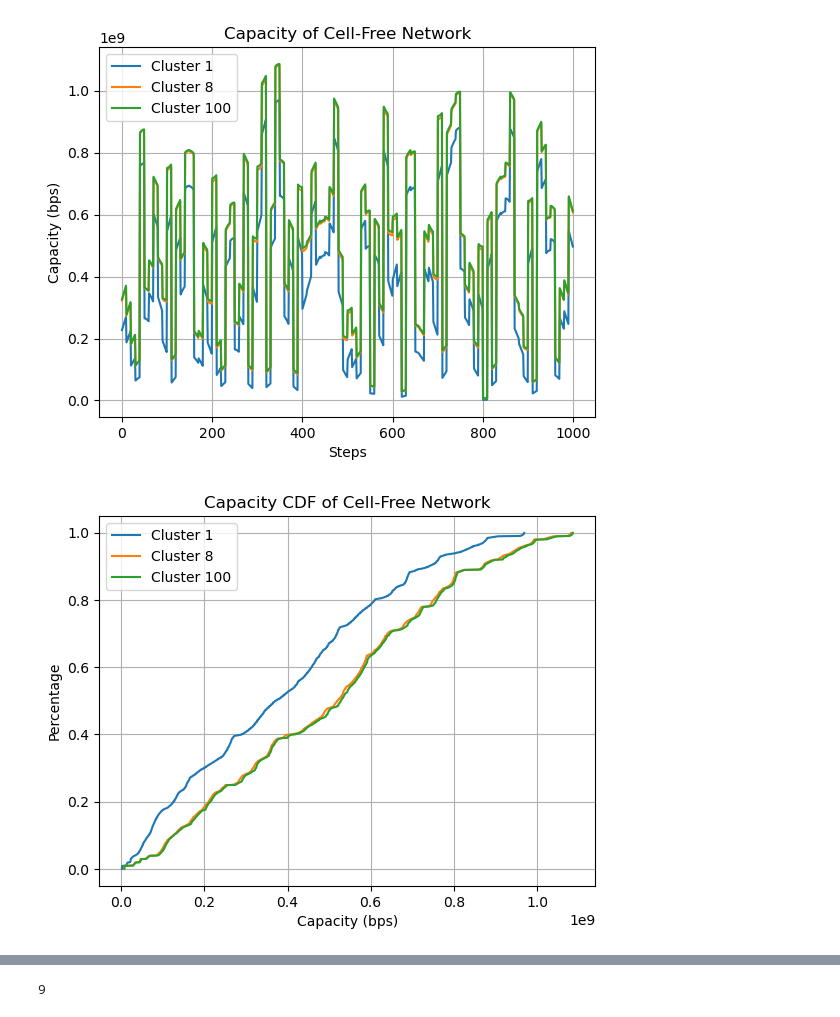
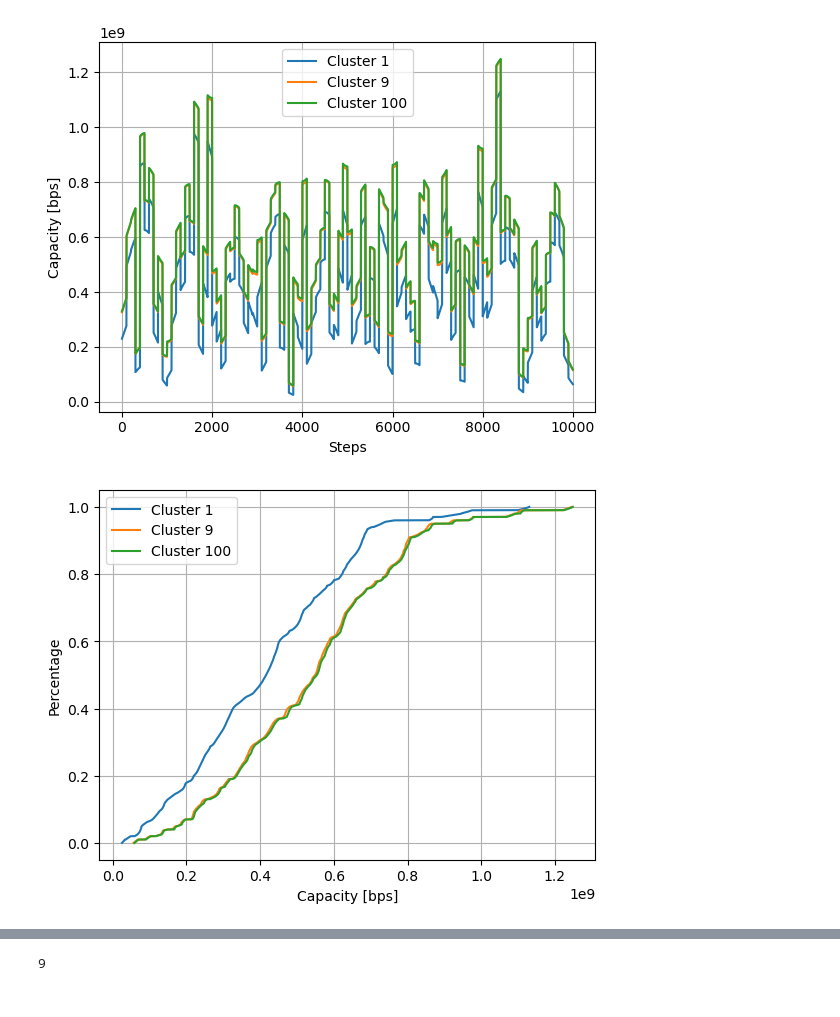
Before and after one commit to vitorfraga12/Comunicacao_Movel6G, a Jupyter notebook: Caso_2_notebook.ipynb, the cells around one changed output, grey strips where cells are left out. Cells and saved outputs as stored; diff of their text form; code cells hidden in the pictures.

Commit message:
Aumento do numero de passos

```diff
--- a/Caso_2_notebook.ipynb
+++ b/Caso_2_notebook.ipynb
@@ -63,7 +63,7 @@ def find_shadowing(passos):
 
     valor_atual = np.random.lognormal(0, 2)  # Inicializa o shadowing com sigma = 2 [LINEAR]
     for i in range(passos):
-        if (i) % 10 == 0 and i != 0:  # Atualiza o shadowing a cada 10 passos, exceto no passo 0
+        if (i) % 100 == 0 and i != 0:  # Atualiza o shadowing a cada 10 passos, exceto no passo 0
             valor_atual = np.random.lognormal(0, 2)
         shadowing.append(valor_atual)  # Adiciona o valor atual à lista
     return shadowing
@@ -124,7 +124,7 @@ def calculate_snr(B_t, p_t, d_0, K_0, M, N, passos, shadowing, cluster):
     x_coord = np.zeros(passos)
     y_coord = np.zeros(passos)
     for passo in range (passos):
-        x_coord[passo] = (passo+1)
+        x_coord[passo] = passo/10
         y_coord[passo] = 500
 
     #Definindo váriaveis locais
@@ -209,26 +209,6 @@ def calculate_capacity(B_t, p_t, d_0, K, M, N, passos, shadowing, cluster):
 # %%
 B_t, p_t, d_0, K_0 = 100e6, 1e3, 1, 1e-17 # Em MHz, mW, metros, mW/Hz respectivamente
 ap, ue, channel = 100, 1, 1
-passos = 1000 # Definido já que a UE irá se mover metro por metro
-cluster = 100 # Informa com quantas APs a UE irá se comunicar  (Handover)
+passos = 10000 # Definido já que a UE irá se mover metro por metro
 shadow = find_shadowing(passos) # Definindo o shadowing
-snr = calculate_snr(B_t, p_t, d_0, K_0, ap, channel, passos, shadow, cluster)
-capacity = calculate_capacity(B_t, p_t, d_0, K_0, ap, channel, passos, shadow, cluster)
 passos_array = np.arange(passos)
-cdf_capacity = np.sort(capacity)
-
-# Plotando a Capacidade pela distância percorrida
-plt.plot(passos_array, capacity)
-plt.xlabel('Passos')
-plt.ylabel('Capacidade (bps)')
-plt.title('Capacidade da Rede Cellfree')
-plt.grid()
-plt.show()
-
-# Plotando a CDF da Capacidade
-plt.plot(cdf_capacity, np.arange(0, len(capacity)) / len(capacity))
-plt.xlabel('Capacidade (bps)')
-plt.ylabel('Porcentagem')
-plt.title('CDF da Capacidade da Rede Cellfree')
-plt.grid()
-plt.show()
@@ -251,37 +215,37 @@ plt.show()
 # %%
-cluster1, cluster2, cluster3 = 1, 8, 100 # Informa com quantas APs a UE irá se comunicar  (Handover)
+cluster1, cluster2, cluster3 = 1, 9, 100 # Informa com quantas APs a UE irá se comunicar  (Handover)
 capacity1 = calculate_capacity(B_t, p_t, d_0, K_0, ap, channel, passos, shadow, cluster1)
 capacity2 = calculate_capacity(B_t, p_t, d_0, K_0, ap, channel, passos, shadow, cluster2)
 capacity3 = calculate_capacity(B_t, p_t, d_0, K_0, ap, channel, passos, shadow, cluster3)
 passos_array = np.arange(passos)
 cdf_capacity1 = np.sort(capacity1)
 cdf_capacity2 = np.sort(capacity2)
 cdf_capacity3 = np.sort(capacity3)
 
 # Plotando a Capacidade pela distância percorrida
 plt.plot(passos_array, capacity1, label=f'Cluster {cluster1}')
 plt.plot(passos_array, capacity2, label=f'Cluster {cluster2}')
 plt.plot(passos_array, capacity3, label=f'Cluster {cluster3}')
 plt.legend()
 plt.xlabel('Steps')
-plt.ylabel('Capacity (bps)')
-plt.title('Capacity of Cell-Free Network')
+plt.ylabel('Capacity [bps]')
+#plt.title('Capacity of Cell-Free Network')
 plt.grid()
 #plt.savefig('capacity2.png')
 plt.show()
 
 # Plotando a CDF da Capacidade
-plt.plot(cdf_capacity1, np.arange(0, len(capacity)) / len(capacity), label=f'Cluster {cluster1}')
-plt.plot(cdf_capacity2, np.arange(0, len(capacity)) / len(capacity), label=f'Cluster {cluster2}')
-plt.plot(cdf_capacity3, np.arange(0, len(capacity)) / len(capacity), label=f'Cluster {cluster3}')
+plt.plot(cdf_capacity1, np.arange(0, len(capacity1)) / len(capacity1), label=f'Cluster {cluster1}')
+plt.plot(cdf_capacity2, np.arange(0, len(capacity2)) / len(capacity2), label=f'Cluster {cluster2}')
+plt.plot(cdf_capacity3, np.arange(0, len(capacity2)) / len(capacity2), label=f'Cluster {cluster3}')
 plt.legend()
-plt.xlabel('Capacity (bps)')
+plt.xlabel('Capacity [bps]')
 plt.ylabel('Percentage')
-plt.title('Capacity CDF of Cell-Free Network')
+#plt.title('Capacity CDF of Cell-Free Network')
 plt.grid()
-#plt.savefig('cdf_capacity2.png')
+plt.savefig('cdf_capacity.pdf')
 plt.show()
 # %% [output]
-[figure, old version]
+[figure, new version]
-[figure, old version]
+[figure, new version]
 # %%
```
Also changed, not shown: parts of 6 cells of this notebook, 7 other files.
